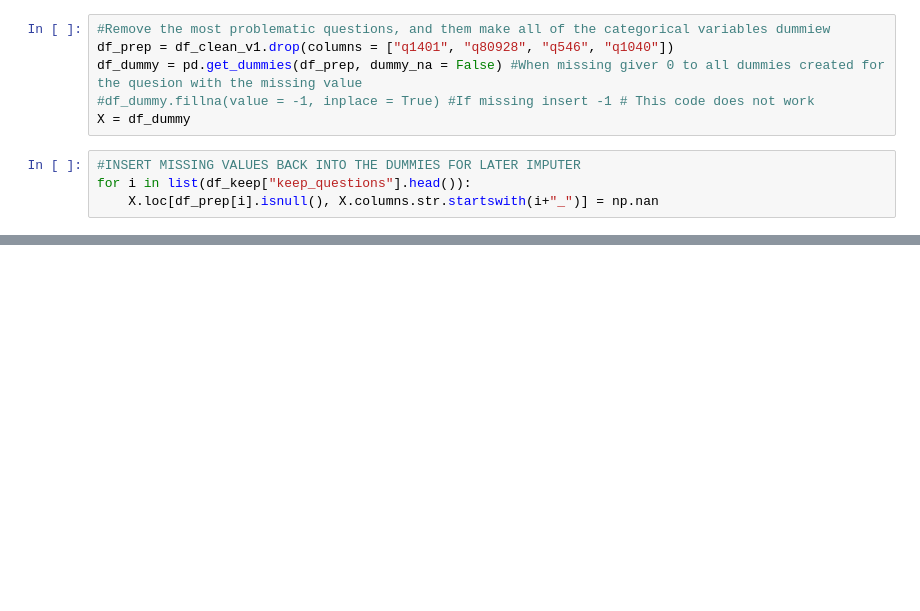
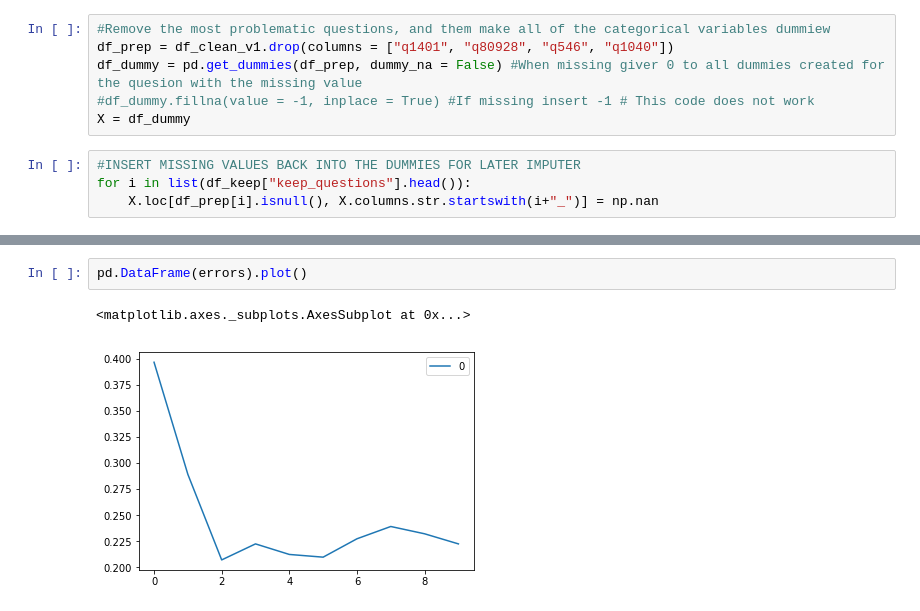
Before and after one commit to str186/SDS_Group31, a Jupyter notebook: EXAM/data_structuring.ipynb, the cells around one changed output, grey strips where cells are left out. Cells and saved outputs as stored; diff of their text form; blank space fills up the shorter version.

```diff
--- a/EXAM/data_structuring.ipynb
+++ b/EXAM/data_structuring.ipynb
@@ -97,0 +193,5 @@ dtype: float64
+# %%
+pd.DataFrame(errors).plot()
+# %% [output]
+<matplotlib.axes._subplots.AxesSubplot at 0x...>
+[figure, added]
```
Also changed, not shown: parts of 9 cells of this notebook, 1 other file.
